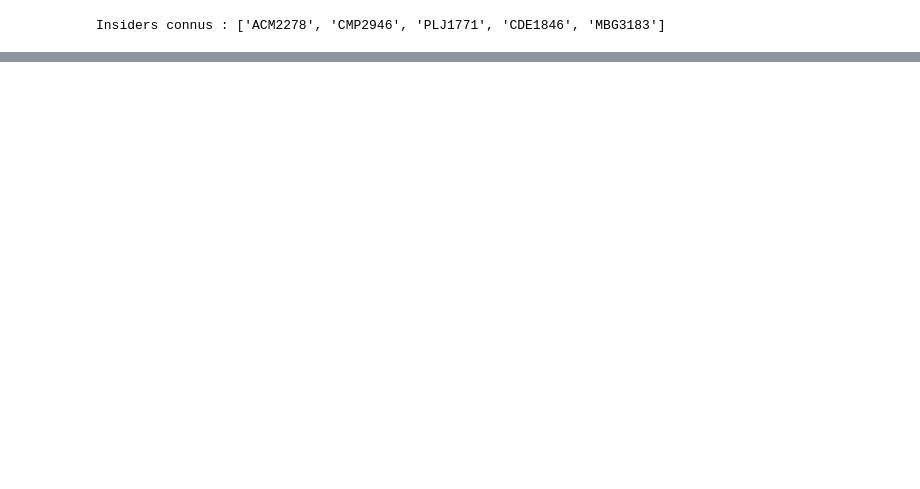
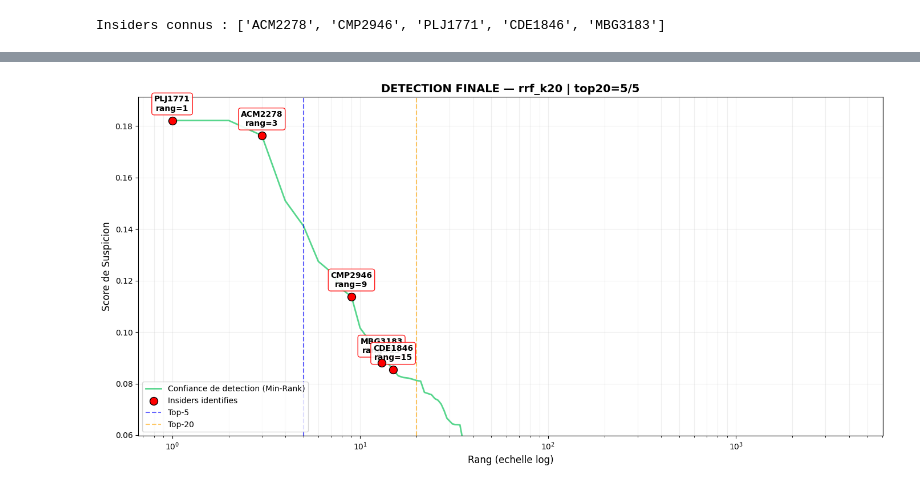
Before and after one commit to SamiKarboubi/CERT-Insider-Threat-Detection, a Jupyter notebook: 4models_training.ipynb, the cells around one changed output, grey strips where cells are left out. Saved outputs shown, nothing was run; the diff lists cells and outputs as text; code cells hidden in the pictures; blank space fills up the shorter version.

Commit message:
Update 4models training notebook

```diff
--- a/4models_training.ipynb
+++ b/4models_training.ipynb
@@ -475,0 +462,17 @@ CMP2946    28
+# %%
+print("Sweep k pour le RRF (4 modeles MSE) :")
+print(f"{'k':>6} | {'top5':>5} | {'top10':>5} | {'top20':>5} | {'mean_rank':>10}")
+print('-' * 45)
+
+best_rrf_k, best_rrf_mr, best_rrf_ens = 60, float('inf'), None
+for k_rrf in [5, 10, 20, 30, 60, 100, 200]:
+    ens = sum(1.0 / (k_rrf + r) for r in scores_ranks.values())
+    res = eval_score(ens, '', verbose=False)
+    print(f"{k_rrf:>6} | {res['top5']:>5} | {res['top10']:>5} | {res['top20']:>5} | {res['mean_rank']:>10.1f}")
+    if res['mean_rank'] < best_rrf_mr:
+        best_rrf_mr, best_rrf_k, best_rrf_ens = res['mean_rank'], k_rrf, ens
+
+print(f"\n-> Meilleur k : {best_rrf_k} (mean rank = {best_rrf_mr:.1f})")
+if best_rrf_k != 60:
+    print(f"-> Ajout de RRF k={best_rrf_k} aux strategies d'ensemble")
+    results_ensembles[f'rrf_k{best_rrf_k}'] = eval_score(best_rrf_ens, f'RRF (k={best_rrf_k} optimal)')
@@ -763,0 +726,78 @@ plt.show()
+# %%
+total_users = len(users)
+
+all_results = {**results_ensembles}
+if 'results_selected' in dir():
+    all_results.update({f'sel|{k}': v for k, v in results_selected.items()})
+
+best_key = max(all_results, key=lambda k: (
+    all_results[k]['top20'],
+    all_results[k]['top10'],
+    all_results[k]['top5'],
+    -all_results[k]['mean_rank']
+))
+print(f"Meilleur ensemble : {best_key}")
+print(f"  top5={all_results[best_key]['top5']}  top10={all_results[best_key]['top10']}  top20={all_results[best_key]['top20']}  mean_rank={all_results[best_key]['mean_rank']:.0f}")
+
+
+_sm = {n: minmax(s) for n, s in all_scores.items()}
+_sr = {n: to_ranks(s) for n, s in all_scores.items()}
+_score_lookup = {
+    'minmax_avg':  sum(_sm.values()) / 4,
+    'zscore_avg':  sum(zscore(s) for s in all_scores.values()) / 4,
+    'minmax_max':  np.maximum.reduce(list(_sm.values())),
+    'rrf':         sum(1.0/(60+r) for r in _sr.values()),
+    'rrf_k60':     sum(1.0/(60+r) for r in _sr.values()),
+    'min_rank':    -np.minimum.reduce(list(_sr.values())),
+    'rank_avg':    -sum(_sr.values())/4,
+}
+
+if best_rrf_k != 60:
+    _score_lookup[f'rrf_k{best_rrf_k}'] = sum(1.0/(best_rrf_k+r) for r in _sr.values())
+
+
+_fallback = -np.minimum.reduce(list(_sr.values()))
+best_ensemble_scores = _score_lookup.get(best_key, _fallback)
+
+
+df_plot = pd.DataFrame({'user': users, 'score': best_ensemble_scores})
+df_plot = df_plot.sort_values('score', ascending=False).reset_index(drop=True)
+df_plot['rank'] = range(1, len(df_plot) + 1)
+df_plot['is_insider'] = df_plot['user'].isin(INSIDERS)
+
+plt.figure(figsize=(14, 7))
+plt.plot(df_plot['rank'], df_plot['score'], color='#2ecc71', alpha=0.8,
+         linewidth=2, label='Confiance de detection (Min-Rank)')
+
+ins_plot = df_plot[df_plot['is_insider']]
+plt.scatter(ins_plot['rank'], ins_plot['score'], color='red', s=100, zorder=5,
+            edgecolors='black', label='Insiders identifies')
+
+for _, row in ins_plot.iterrows():
+    plt.annotate(f"{row['user']}\nrang={row['rank']}",
+                 (row['rank'], row['score']),
+                 fontsize=10, fontweight='bold', ha='center', va='bottom',
+                 xytext=(0, 10), textcoords='offset points',
+                 bbox=dict(boxstyle='round,pad=0.3', facecolor='white', alpha=0.9, edgecolor='red'))
+
+
+min_insider_score = ins_plot['score'].min()
+plt.ylim(min_insider_score - abs(min_insider_score)*0.3,
+         df_plot['score'].max() * 1.05)
+plt.xscale('log')
+
+plt.xlabel('Rang (echelle log)', fontsize=12)
+plt.ylabel('Score de Suspicion', fontsize=12)
+plt.title(f'DETECTION FINALE — {best_key} | top20={all_results[best_key]["top20"]}/5', fontsize=14, fontweight='bold')
+
+plt.axvline(5, color='blue', linestyle='--', alpha=0.6, label='Top-5')
+plt.axvline(20, color='orange', linestyle='--', alpha=0.6, label='Top-20')
+plt.legend(loc='lower left')
+plt.grid(which='both', alpha=0.2)
+plt.tight_layout()
+plt.show()
+
+print('\nRangs finaux des 5 insiders :')
+for _, row in ins_plot.sort_values('rank').head(5).iterrows():
+    print(f"- {row['user']}: rang {int(row['rank'])}, score={row['score']:.6f}")
+# %% [output]
@@ -763,0 +806 @@ plt.show()
+[figure, added]
```
Also changed, not shown: parts of 20 cells of this notebook.
